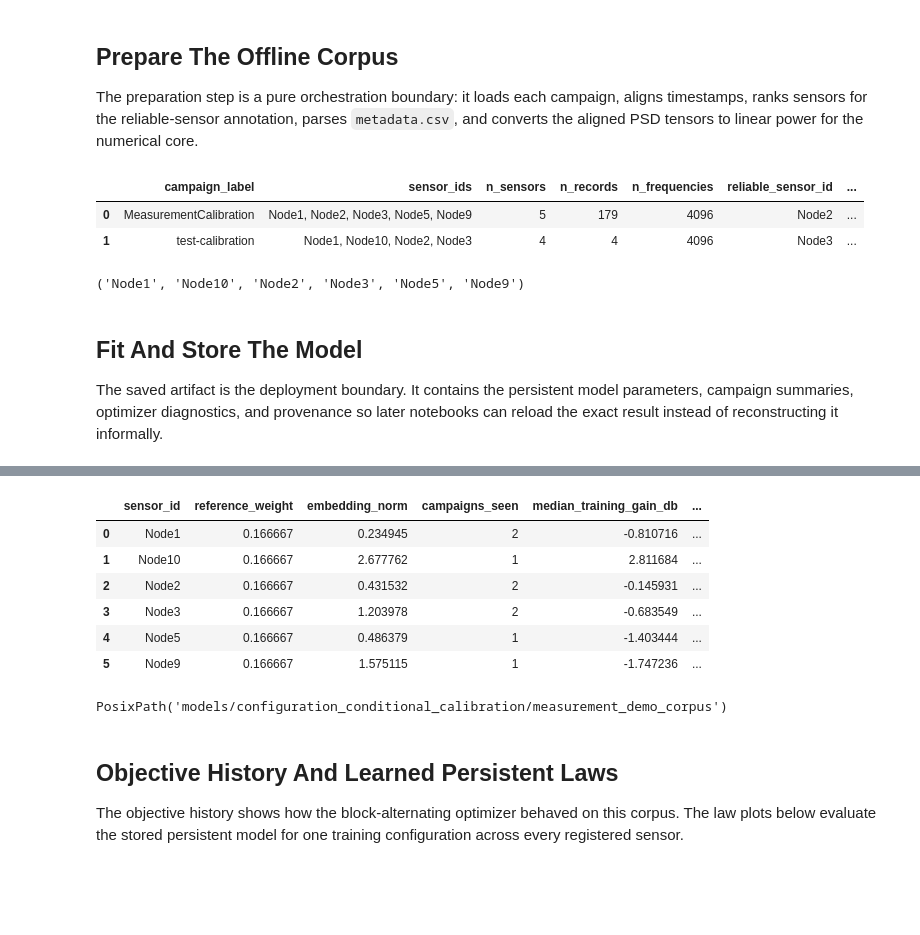
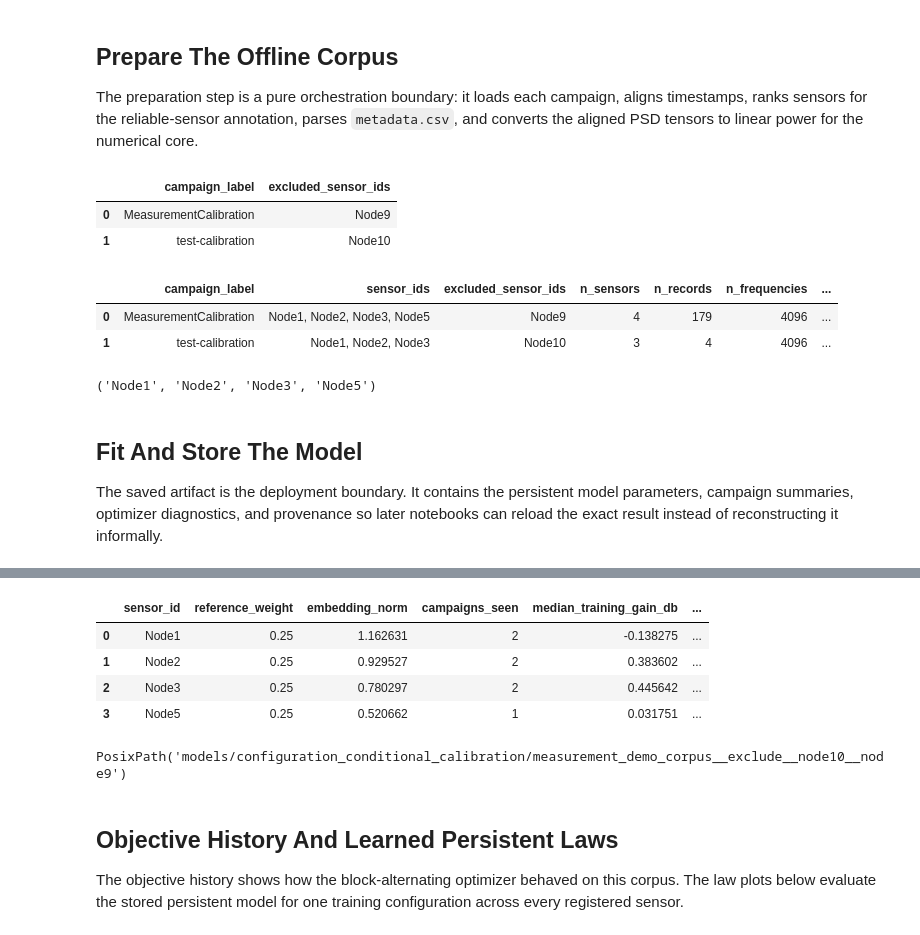
Before and after one commit to AlmondSund/MeasurementCalibration, a Jupyter notebook: notebooks/sensor_calibration.ipynb, the cells around one changed output, grey strips where cells are left out. Cells and saved outputs as stored; diff of their text form; code cells hidden in the pictures; blank space fills up the shorter version.

Commit message:
deploy demo

```diff
--- a/notebooks/sensor_calibration.ipynb
+++ b/notebooks/sensor_calibration.ipynb
@@ -92,7 +132,19 @@ The preparation step is a pure orchestration boundary: it loads each campaign, a
 preparation = prepare_calibration_corpus(
     campaign_labels=TRAINING_CAMPAIGN_LABELS,
     campaigns_root=CAMPAIGNS_ROOT,
+    excluded_sensor_ids_by_campaign=TRAINING_EXCLUDED_SENSOR_IDS_BY_CAMPAIGN,
 )
+
+resolved_exclusion_frame = pd.DataFrame(
+    [
+        {
+            "campaign_label": campaign_label,
+            "excluded_sensor_ids": ", ".join(excluded_sensor_ids) or "-",
+        }
+        for campaign_label, excluded_sensor_ids in TRAINING_EXCLUDED_SENSOR_IDS_BY_CAMPAIGN.items()
+    ]
+).sort_values("campaign_label")
+display(resolved_exclusion_frame)
 
 campaign_rows = []
 for prepared_campaign in preparation.prepared_campaigns:
@@ -101,6 +153,7 @@ for prepared_campaign in preparation.prepared_campaigns:
         {
             "campaign_label": prepared_campaign.campaign_label,
             "sensor_ids": ", ".join(prepared_campaign.campaign.sensor_ids),
+            "excluded_sensor_ids": ", ".join(prepared_campaign.excluded_sensor_ids) or "-",
             "n_sensors": prepared_campaign.campaign.n_sensors,
             "n_records": prepared_campaign.campaign.n_acquisitions,
             "n_frequencies": prepared_campaign.campaign.n_frequencies,
@@ -119,10 +172,13 @@ display(campaign_frame)
 
 preparation.corpus.sensor_ids
 # %% [output]
-|  | campaign_label | sensor_ids | n_sensors | n_records | n_frequencies | reliable_sensor_id | ... |
-| 0 | MeasurementCalibration | Node1, Node2, Node3, Node5, Node9 | 5 | 179 | 4096 | Node2 | ... |
-| 1 | test-calibration | Node1, Node10, Node2, Node3 | 4 | 4 | 4096 | Node3 | ... |
+|  | campaign_label | excluded_sensor_ids |
+| 0 | MeasurementCalibration | Node9 |
+| 1 | test-calibration | Node10 |
+|  | campaign_label | sensor_ids | excluded_sensor_ids | n_sensors | n_records | n_frequencies | ... |
+| 0 | MeasurementCalibration | Node1, Node2, Node3, Node5 | Node9 | 4 | 179 | 4096 | ... |
+| 1 | test-calibration | Node1, Node2, Node3 | Node10 | 3 | 4 | 4096 | ... |
-('Node1', 'Node10', 'Node2', 'Node3', 'Node5', 'Node9')
+('Node1', 'Node2', 'Node3', 'Node5')
 # %% [markdown]
 ## Fit And Store The Model
 
@@ -146,6 +202,8 @@ training_summary = pd.DataFrame(
     [
         {
             "model_dir": str(output_dir.relative_to(REPO_ROOT)),
+            "training_campaigns": ", ".join(TRAINING_CAMPAIGN_LABELS),
+            "excluded_nodes": ", ".join(EXCLUDED_NODES) or "-",
             "n_registered_sensors": len(fit_result.result.sensor_ids),
             "n_campaigns": len(fit_result.preparation.prepared_campaigns),
             "n_objective_steps": len(fit_result.result.objective_history),
@@ -170,11 +228,9 @@ output_dir.relative_to(REPO_ROOT)
 |  | sensor_id | reference_weight | embedding_norm | campaigns_seen | median_training_gain_db | ... |
-| 0 | Node1 | 0.166667 | 0.234945 | 2 | -0.810716 | ... |
-| 1 | Node10 | 0.166667 | 2.677762 | 1 | 2.811684 | ... |
-| 2 | Node2 | 0.166667 | 0.431532 | 2 | -0.145931 | ... |
-| 3 | Node3 | 0.166667 | 1.203978 | 2 | -0.683549 | ... |
-| 4 | Node5 | 0.166667 | 0.486379 | 1 | -1.403444 | ... |
-| 5 | Node9 | 0.166667 | 1.575115 | 1 | -1.747236 | ... |
+| 0 | Node1 | 0.25 | 1.162631 | 2 | -0.138275 | ... |
+| 1 | Node2 | 0.25 | 0.929527 | 2 | 0.383602 | ... |
+| 2 | Node3 | 0.25 | 0.780297 | 2 | 0.445642 | ... |
+| 3 | Node5 | 0.25 | 0.520662 | 1 | 0.031751 | ... |
-PosixPath('models/configuration_conditional_calibration/measurement_demo_corpus')
+PosixPath('models/configuration_conditional_calibration/measurement_demo_corpus__exclude__node10__node9')
 # %% [markdown]
 ## Objective History And Learned Persistent Laws
 
```
Also changed, not shown: parts of 3 cells of this notebook, 7 other files.
